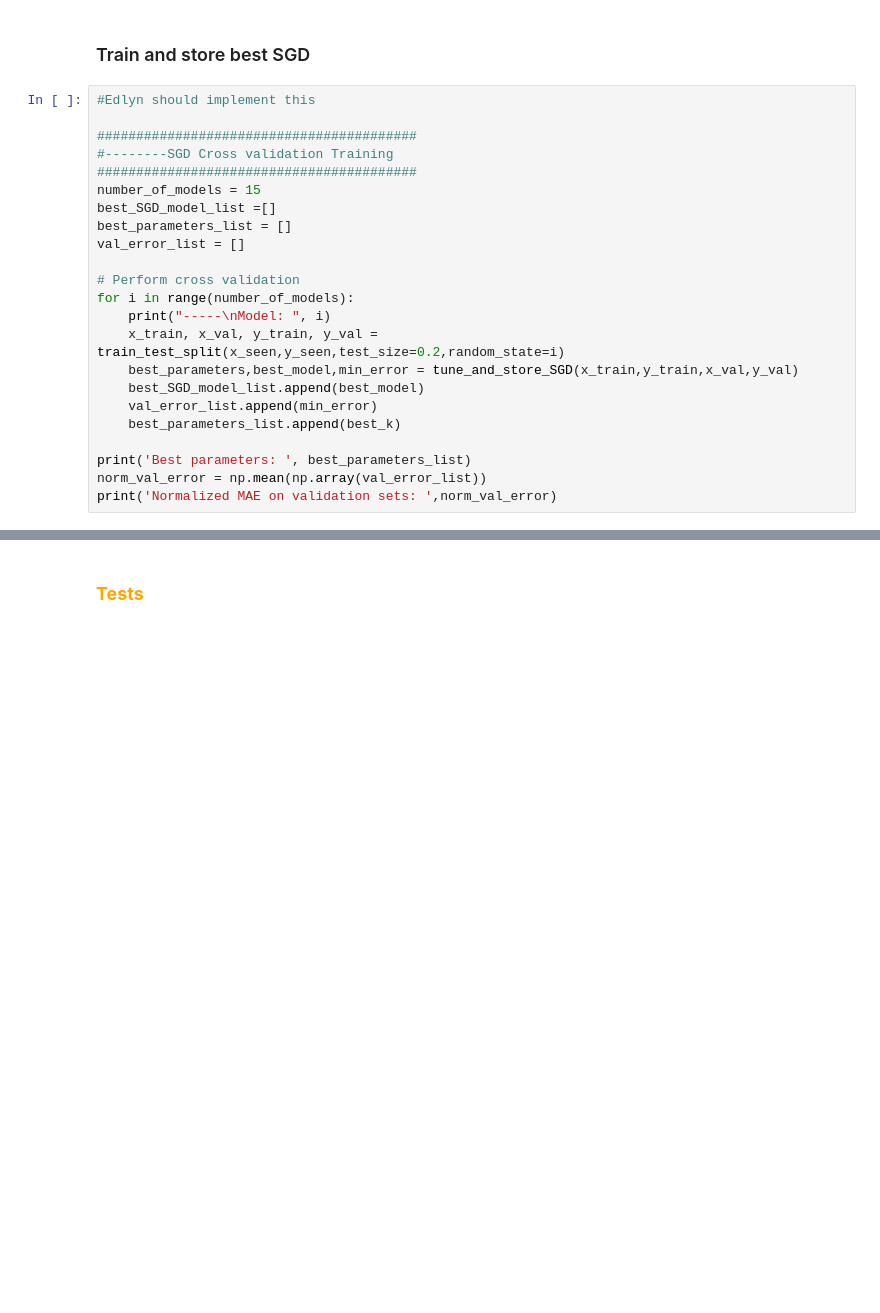
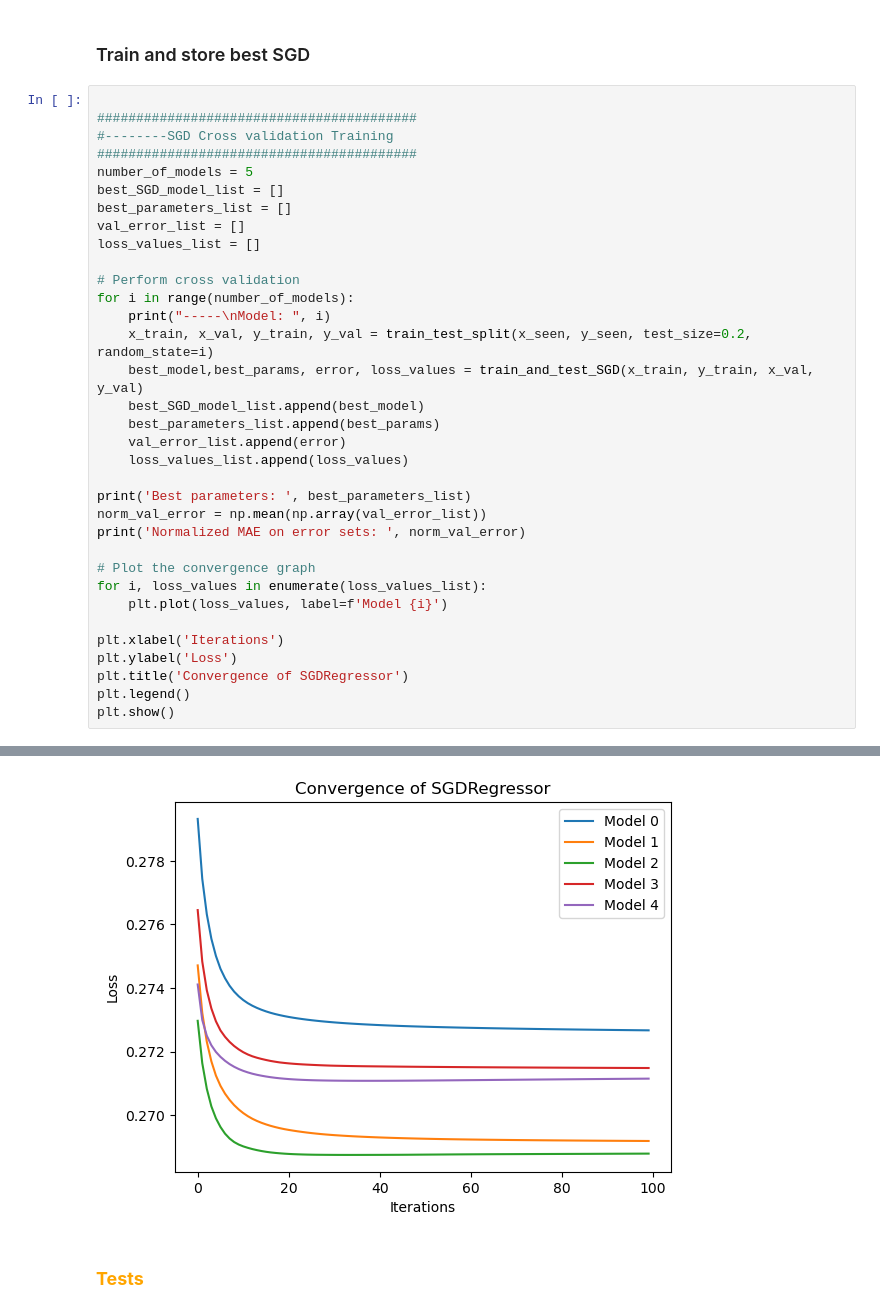
Before and after one commit to Yan-Tavares/ML_Projects, a Jupyter notebook: main.ipynb, the cells around one changed output, grey strips where cells are left out. Saved outputs shown, nothing was run; the diff lists cells and outputs as text; blank space fills up the shorter version.

```diff
--- a/main.ipynb
+++ b/main.ipynb
@@ -157,26 +219,37 @@ Normalized MAE on validation sets:  0.27590318940987824
 # %% [markdown]
 ### Train and store best SGD
 # %%
-#Edlyn should implement this
 
 #########################################
 #--------SGD Cross validation Training
 #########################################
-number_of_models = 15
-best_SGD_model_list =[]
+number_of_models = 5
+best_SGD_model_list = []
 best_parameters_list = []
 val_error_list = []
+loss_values_list = []
 
 # Perform cross validation
 for i in range(number_of_models):
     print("-----\nModel: ", i)
-    x_train, x_val, y_train, y_val = train_test_split(x_seen,y_seen,test_size=0.2,random_state=i)
-    best_parameters,best_model,min_error = tune_and_store_SGD(x_train,y_train,x_val,y_val)
+    x_train, x_val, y_train, y_val = train_test_split(x_seen, y_seen, test_size=0.2, random_state=i)
+    best_model,best_params, error, loss_values = train_and_test_SGD(x_train, y_train, x_val, y_val)
     best_SGD_model_list.append(best_model)
-    val_error_list.append(min_error)
-    best_parameters_list.append(best_k)
+    best_parameters_list.append(best_params)
+    val_error_list.append(error)
+    loss_values_list.append(loss_values)
 
 print('Best parameters: ', best_parameters_list)
 norm_val_error = np.mean(np.array(val_error_list))
-print('Normalized MAE on validation sets: ',norm_val_error)
+print('Normalized MAE on error sets: ', norm_val_error)
+
+# Plot the convergence graph
+for i, loss_values in enumerate(loss_values_list):
+    plt.plot(loss_values, label=f'Model {i}')
+
+plt.xlabel('Iterations')
+plt.ylabel('Loss')
+plt.title('Convergence of SGDRegressor')
+plt.legend()
+plt.show()
 # %% [output]
@@ -184,3 +268,4 @@ ValueError: Found input variables with inconsistent numbers of samples: [3500, 4
+[figure, added]
 # %% [markdown]
 ### <font color="orange">  **Tests** </font>
 # %%
```
Also changed, not shown: parts of 4 cells of this notebook.
